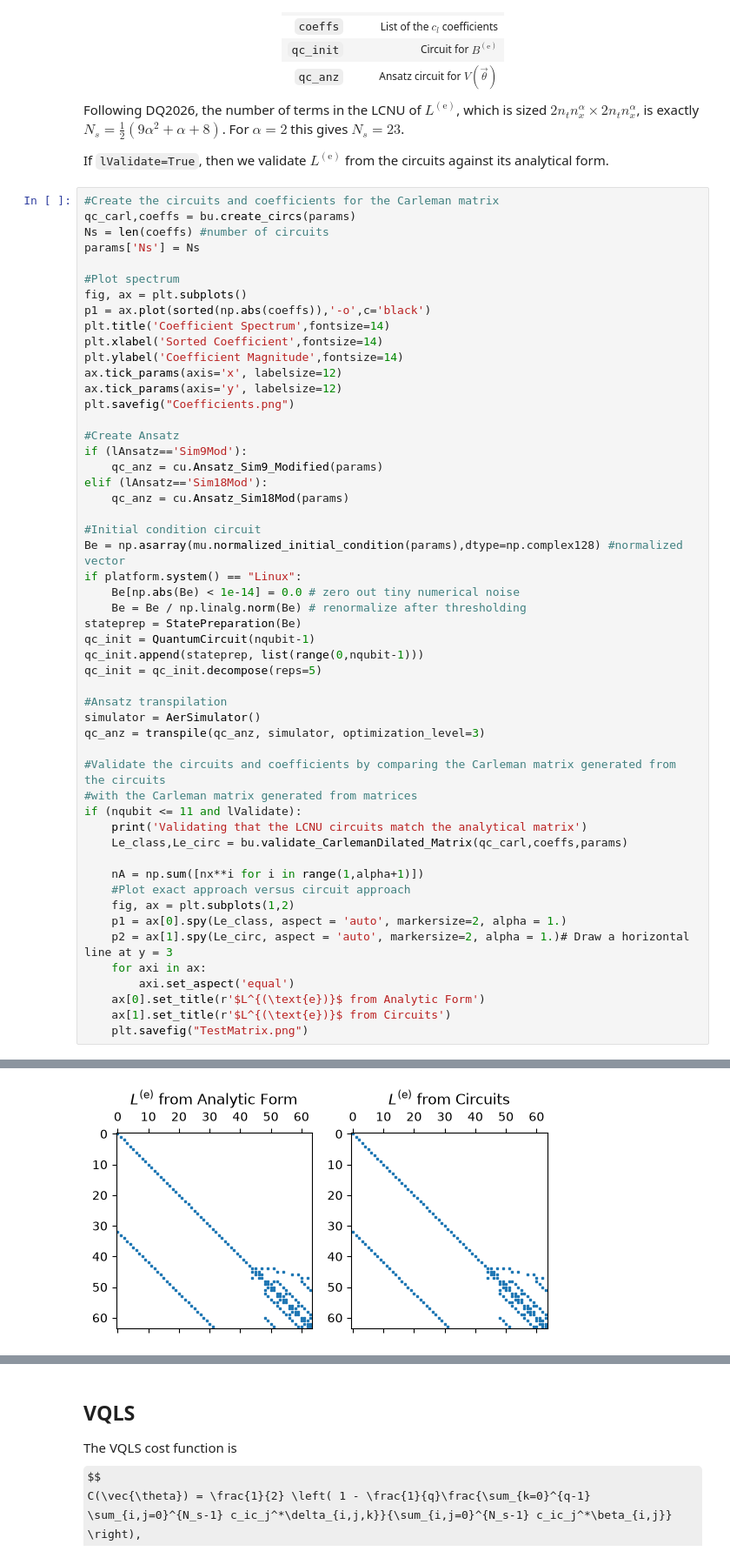
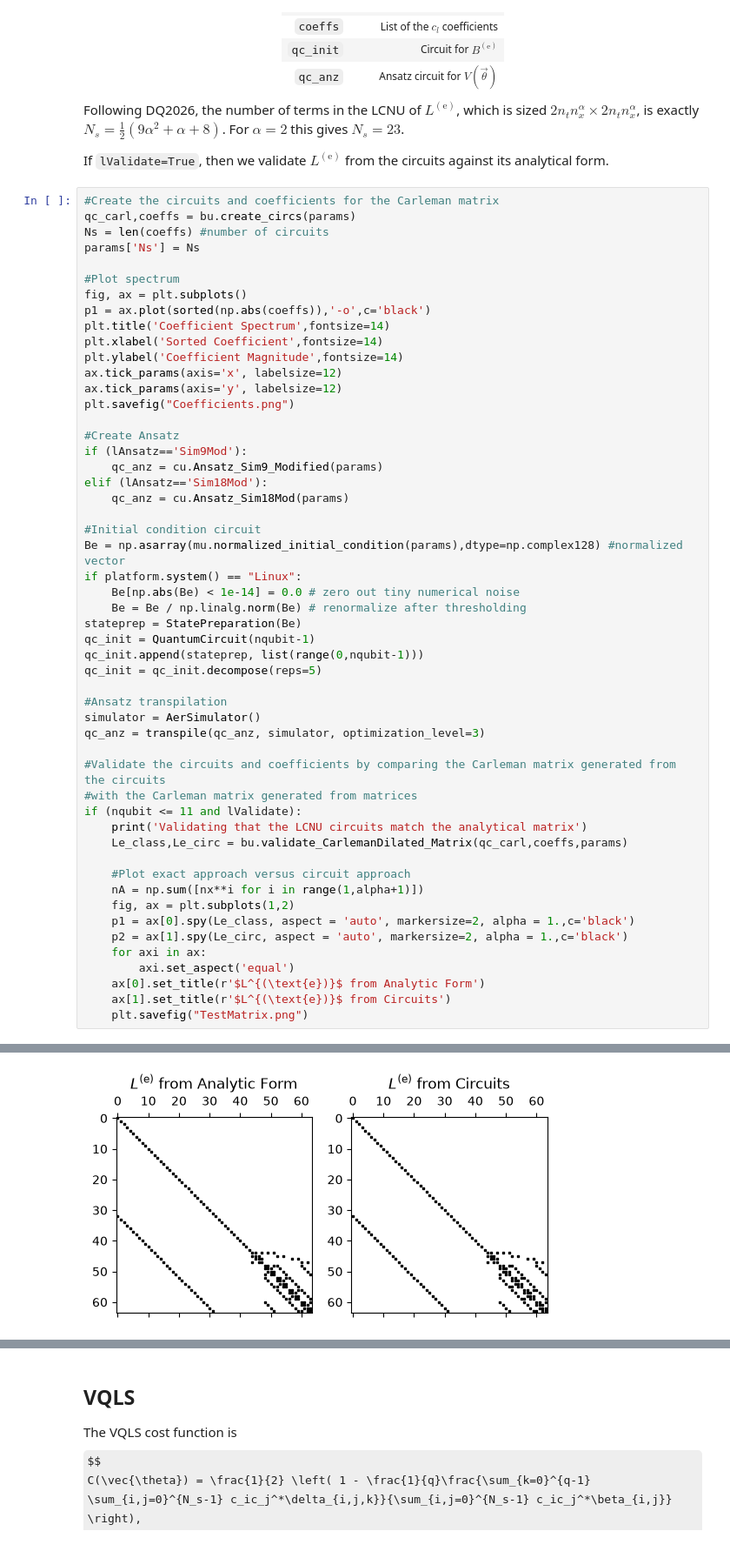
Before and after one commit to Abeynaya/qce26-lcnu-tutorial, a Jupyter notebook: Solve_Burgers.ipynb, the cells around one changed output, grey strips where cells are left out. Shown at 87% size. Drawn from its saved outputs; the diff is of its cells as text; some formulas as TeX source.

Commit message:
Carleman matrix plots

```diff
--- a/Solve_Burgers.ipynb
+++ b/Solve_Burgers.ipynb
@@ -168,34 +171,34 @@ elif (lAnsatz=='Sim18Mod'):
 Be = np.asarray(mu.normalized_initial_condition(params),dtype=np.complex128) #normalized vector
 if platform.system() == "Linux":
     Be[np.abs(Be) < 1e-14] = 0.0 # zero out tiny numerical noise
     Be = Be / np.linalg.norm(Be) # renormalize after thresholding
 stateprep = StatePreparation(Be)
 qc_init = QuantumCircuit(nqubit-1)
 qc_init.append(stateprep, list(range(0,nqubit-1)))
 qc_init = qc_init.decompose(reps=5)
 
 #Ansatz transpilation
 simulator = AerSimulator()
 qc_anz = transpile(qc_anz, simulator, optimization_level=3)
 
 #Validate the circuits and coefficients by comparing the Carleman matrix generated from the circuits
 #with the Carleman matrix generated from matrices
 if (nqubit <= 11 and lValidate):
     print('Validating that the LCNU circuits match the analytical matrix')
     Le_class,Le_circ = bu.validate_CarlemanDilated_Matrix(qc_carl,coeffs,params)
 
+    #Plot exact approach versus circuit approach
     nA = np.sum([nx**i for i in range(1,alpha+1)])
-    #Plot exact approach versus circuit approach
     fig, ax = plt.subplots(1,2)
-    p1 = ax[0].spy(Le_class, aspect = 'auto', markersize=2, alpha = 1.)
-    p2 = ax[1].spy(Le_circ, aspect = 'auto', markersize=2, alpha = 1.)# Draw a horizontal line at y = 3
+    p1 = ax[0].spy(Le_class, aspect = 'auto', markersize=2, alpha = 1.,c='black')
+    p2 = ax[1].spy(Le_circ, aspect = 'auto', markersize=2, alpha = 1.,c='black')
     for axi in ax:
         axi.set_aspect('equal')
     ax[0].set_title(r'$L^{(\text{e})}$ from Analytic Form')
     ax[1].set_title(r'$L^{(\text{e})}$ from Circuits')
     plt.savefig("TestMatrix.png")
 # %% [output]
 Validating that the LCNU circuits match the analytical matrix
 Successful validation, error is  0.0
 [figure]
-[figure, old version]
+[figure, new version]
```
Also changed, not shown: parts of 7 cells of this notebook, 3 other files.
